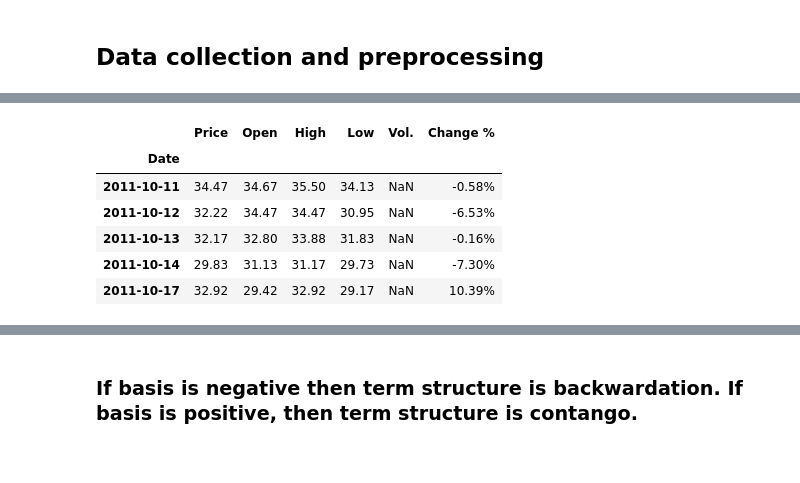
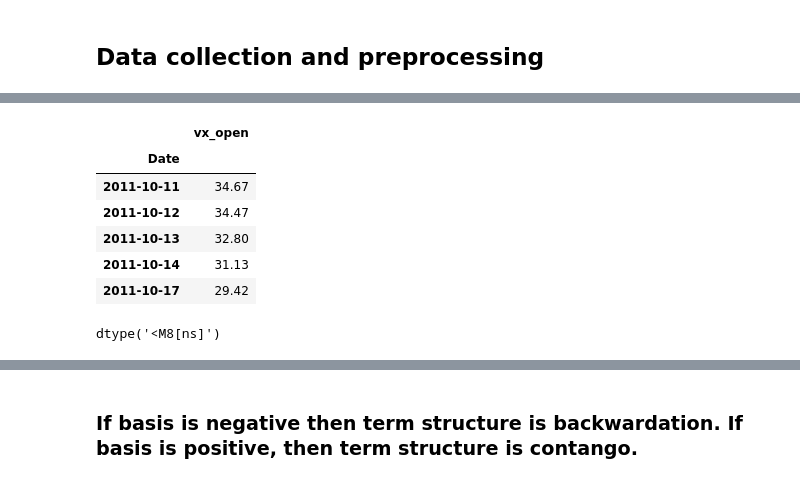
Before and after one commit to peterchettiar/trading-volatility, a Jupyter notebook: trading_vol_strat_research.ipynb, the cells around one changed output, grey strips where cells are left out. Saved outputs shown, nothing was run; the diff lists cells and outputs as text; code cells hidden in the pictures.

```diff
--- a/trading_vol_strat_research.ipynb
+++ b/trading_vol_strat_research.ipynb
@@ -56,12 +99,17 @@ stock_data.head()
 # %%
 # no library to get futures data - had to download csv file from investing.com
-vix_future = pd.read_csv("S&P 500 VIX Futures Historical Data.csv", parse_dates=['Date']).sort_values(by='Date').set_index('Date')
+vix_future = pd.read_csv("S&P 500 VIX Futures Historical Data.csv", usecols=['Date','Open'],parse_dates=['Date']).sort_values(by='Date', ascending=True).set_index('Date')
+vix_future.rename(columns={"Open":"vx_open"}, inplace=True)
 vix_future.head()
 # %% [output]
-|  | Price | Open | High | Low | Vol. | Change % |
-| Date |  |  |  |  |  |  |
-| 2011-10-11 | 34.47 | 34.67 | 35.50 | 34.13 | NaN | -0.58% |
-| 2011-10-12 | 32.22 | 34.47 | 34.47 | 30.95 | NaN | -6.53% |
-| 2011-10-13 | 32.17 | 32.80 | 33.88 | 31.83 | NaN | -0.16% |
-| 2011-10-14 | 29.83 | 31.13 | 31.17 | 29.73 | NaN | -7.30% |
-| 2011-10-17 | 32.92 | 29.42 | 32.92 | 29.17 | NaN | 10.39% |
+|  | vx_open |
+| Date |  |
+| 2011-10-11 | 34.67 |
+| 2011-10-12 | 34.47 |
+| 2011-10-13 | 32.80 |
+| 2011-10-14 | 31.13 |
+| 2011-10-17 | 29.42 |
+# %%
+vix_future.index.dtype
+# %% [output]
+dtype('<M8[ns]')
```
Also changed, not shown: parts of 8 cells of this notebook, 1 other file.
